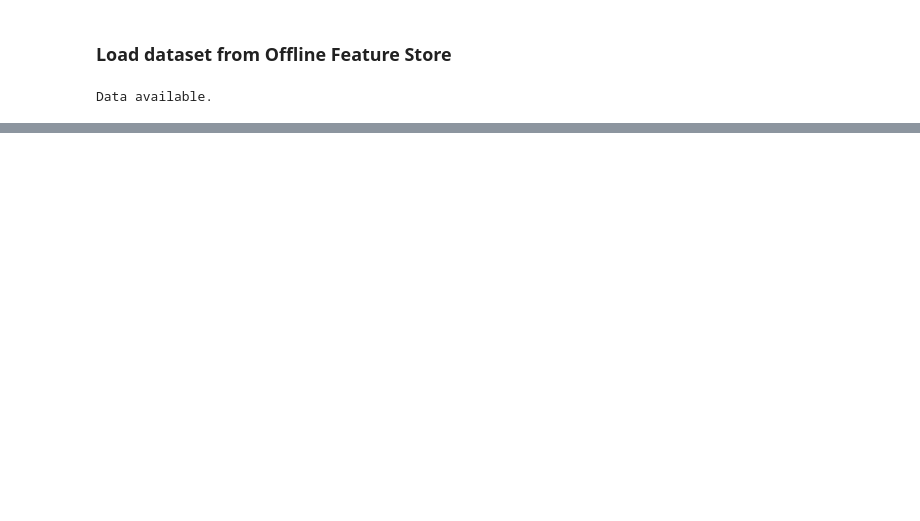
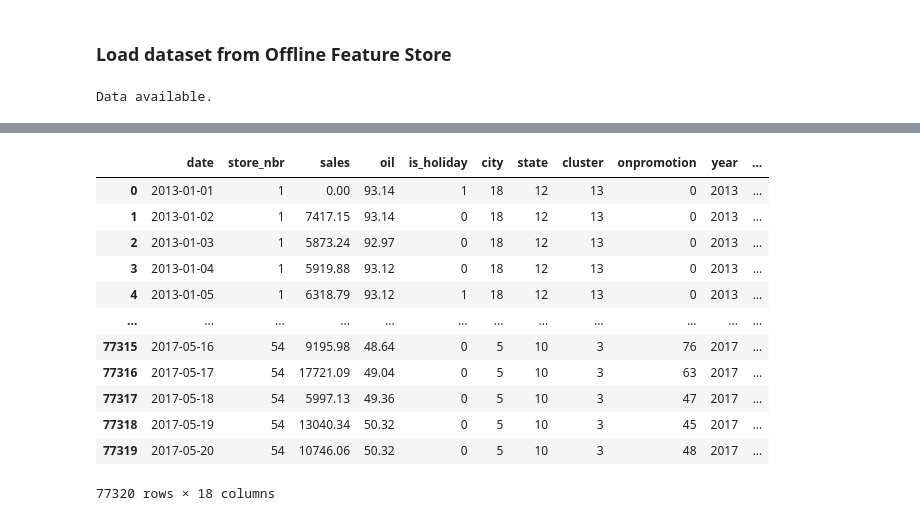
Before and after one commit to t4ai/aai-540-team-5, a Jupyter notebook: 5 - Feature Engineering.ipynb, the cells around one changed output, grey strips where cells are left out. Cells and saved outputs as stored; diff of their text form; code cells hidden in the pictures; blank space fills up the shorter version.

```diff
--- a/5 - Feature Engineering.ipynb
+++ b/5 - Feature Engineering.ipynb
@@ -368,0 +349,17 @@ Running
+# %%
+# inspect
+sales_features_store
+# %% [output]
+|  | date | store_nbr | sales | oil | is_holiday | city | state | cluster | onpromotion | year | ... |
+| 0 | 2013-01-01 | 1 | 0.00 | 93.14 | 1 | 18 | 12 | 13 | 0 | 2013 | ... |
+| 1 | 2013-01-02 | 1 | 7417.15 | 93.14 | 0 | 18 | 12 | 13 | 0 | 2013 | ... |
+| 2 | 2013-01-03 | 1 | 5873.24 | 92.97 | 0 | 18 | 12 | 13 | 0 | 2013 | ... |
+| 3 | 2013-01-04 | 1 | 5919.88 | 93.12 | 0 | 18 | 12 | 13 | 0 | 2013 | ... |
+| 4 | 2013-01-05 | 1 | 6318.79 | 93.12 | 1 | 18 | 12 | 13 | 0 | 2013 | ... |
+| ... | ... | ... | ... | ... | ... | ... | ... | ... | ... | ... | ... |
+| 77315 | 2017-05-16 | 54 | 9195.98 | 48.64 | 0 | 5 | 10 | 3 | 76 | 2017 | ... |
+| 77316 | 2017-05-17 | 54 | 17721.09 | 49.04 | 0 | 5 | 10 | 3 | 63 | 2017 | ... |
+| 77317 | 2017-05-18 | 54 | 5997.13 | 49.36 | 0 | 5 | 10 | 3 | 47 | 2017 | ... |
+| 77318 | 2017-05-19 | 54 | 13040.34 | 50.32 | 0 | 5 | 10 | 3 | 45 | 2017 | ... |
+| 77319 | 2017-05-20 | 54 | 10746.06 | 50.32 | 0 | 5 | 10 | 3 | 48 | 2017 | ... |
+77320 rows × 18 columns
```
Also changed, not shown: parts of 12 cells of this notebook, 1 other file.
